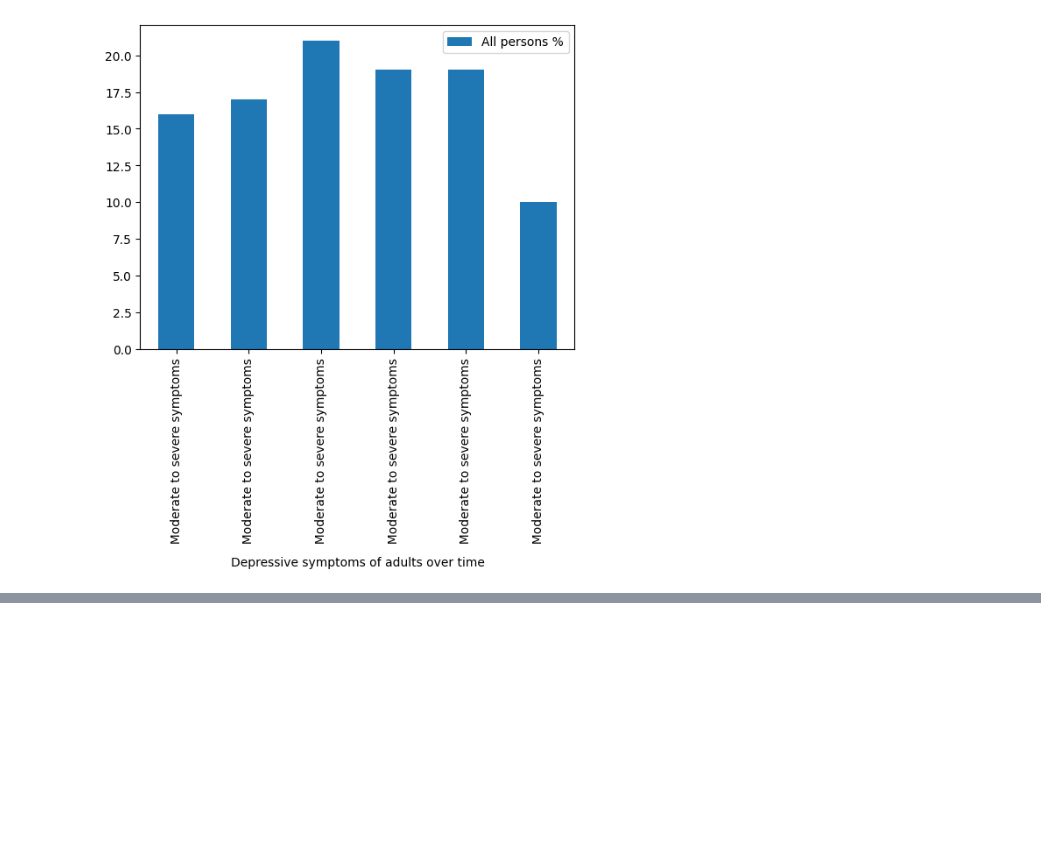
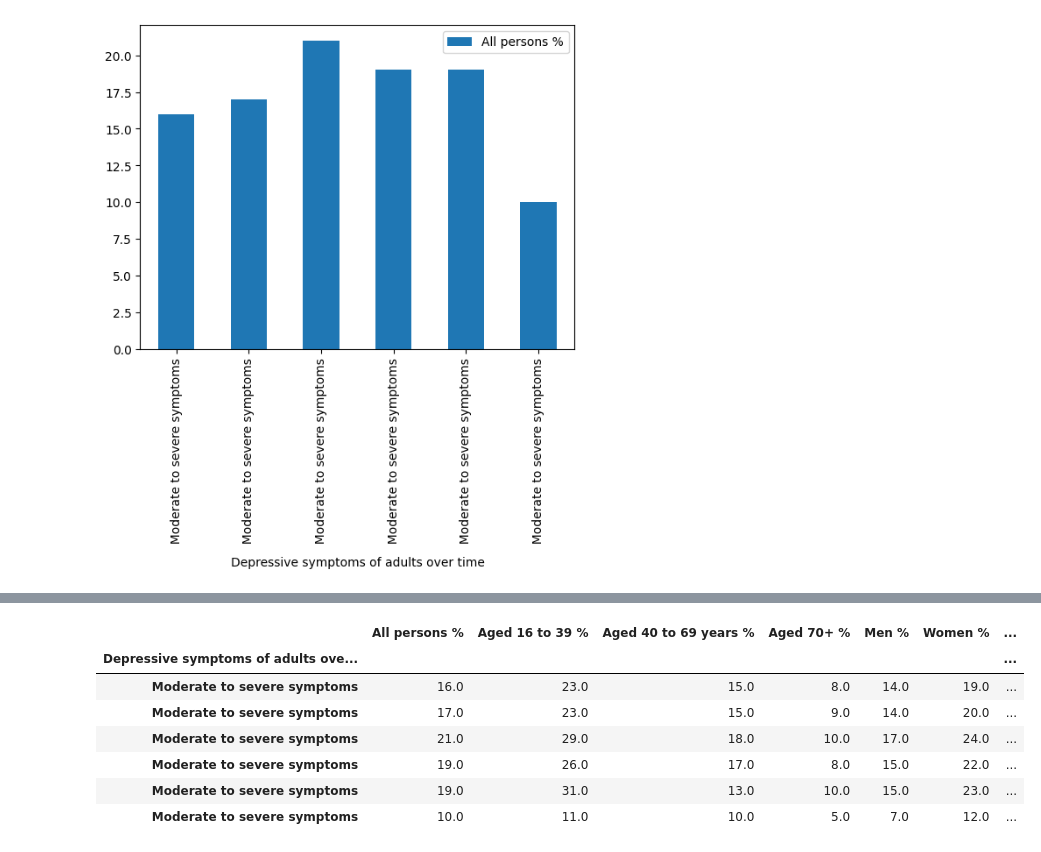
Before and after one commit to NabilahYK/PROGRAMMING-EXAM2, a Jupyter notebook: ProgrammingExam2.ipynb, the cells around one changed output, grey strips where cells are left out. Cells and saved outputs as stored; diff of their text form; code cells hidden in the pictures; blank space fills up the shorter version.

```diff
--- a/ProgrammingExam2.ipynb
+++ b/ProgrammingExam2.ipynb
@@ -356,0 +405,20 @@ df7.plot.bar()
+# %%
+#drop the duplicate columb
+df9 = df4.drop(columns='Depressive symptoms of adults over time')
+# %%
+#exclude unneeded entries
+entries_to_exclude = ['  No or mild symptoms', 'September to October 2022:' , 'July to August 2021:', '  No or mild symptoms' , 'January to March 2021:', '  No or mild symptoms' , 'November 2020:', '  No or mild symptoms', 'June 2020:', '  No or mild symptoms','July 2019 to March 2020:', '  No or mild symptoms',]
+df_filtered2 = df9[~df9.index.isin(entries_to_exclude)]
+df_filtered2
+
+df10 = df_filtered2
+df10
+# %% [output]
+|  | All persons % | Aged 16 to 39 % | Aged 40 to 69 years % | Aged 70+ % | Men % | Women % | ... |
+| Depressive symptoms of adults ove... |  |  |  |  |  |  | ... |
+| Moderate to severe symptoms | 16.0 | 23.0 | 15.0 | 8.0 | 14.0 | 19.0 | ... |
+| Moderate to severe symptoms | 17.0 | 23.0 | 15.0 | 9.0 | 14.0 | 20.0 | ... |
+| Moderate to severe symptoms | 21.0 | 29.0 | 18.0 | 10.0 | 17.0 | 24.0 | ... |
+| Moderate to severe symptoms | 19.0 | 26.0 | 17.0 | 8.0 | 15.0 | 22.0 | ... |
+| Moderate to severe symptoms | 19.0 | 31.0 | 13.0 | 10.0 | 15.0 | 23.0 | ... |
+| Moderate to severe symptoms | 10.0 | 11.0 | 10.0 | 5.0 | 7.0 | 12.0 | ... |
```
Also changed, not shown: parts of 4 cells of this notebook.
